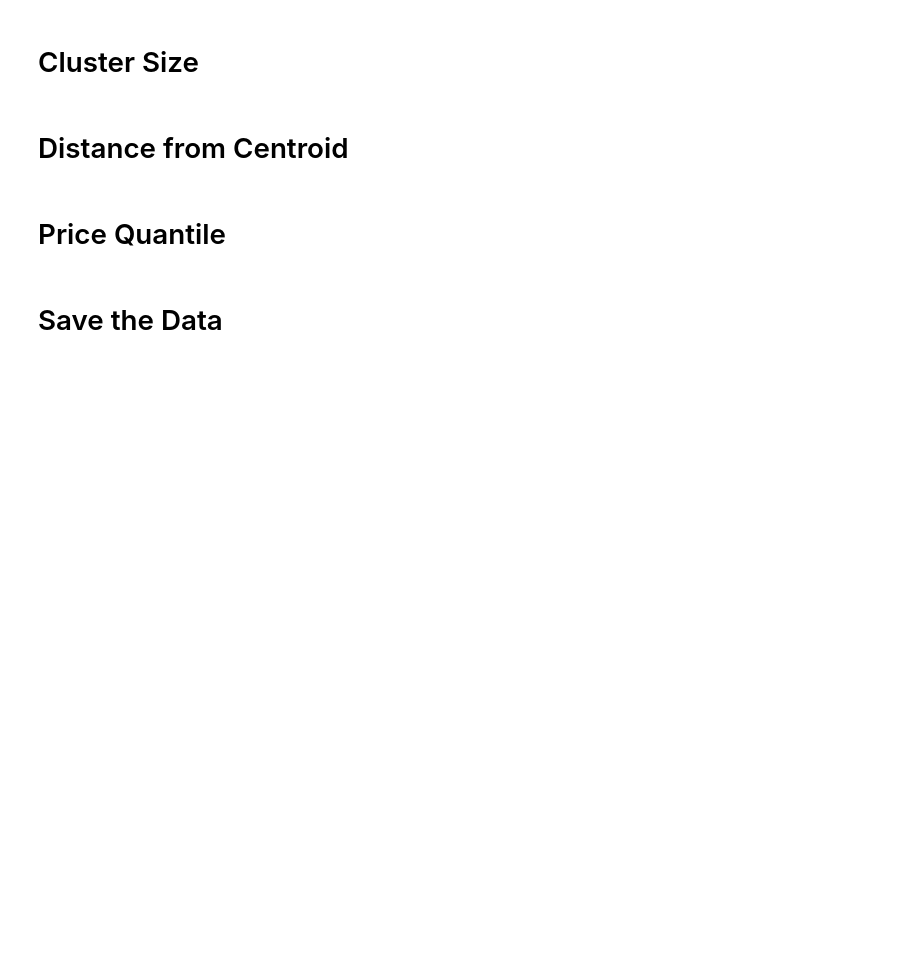
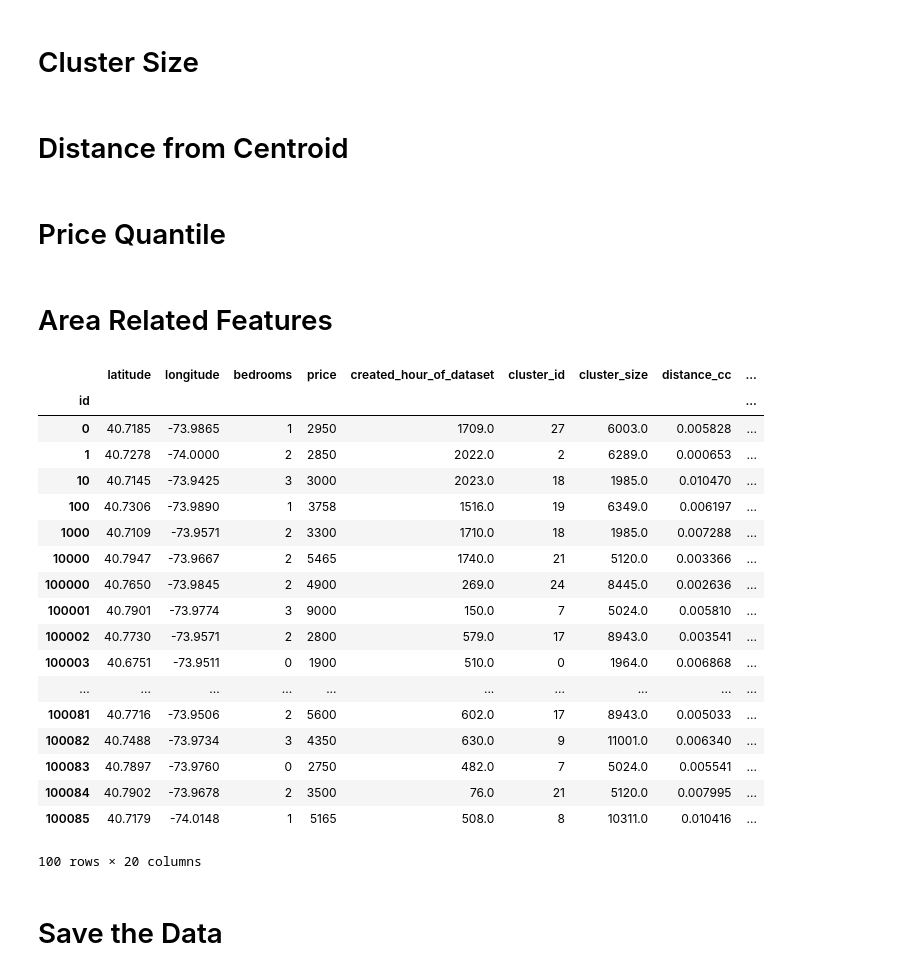
Before and after one commit to csizsek/kaggle-2s-rental-inq, a Jupyter notebook: 108_latlon_clustering.ipynb, the cells around one changed output. Drawn from its saved outputs; the diff is of its cells as text; code cells hidden in the pictures; blank space fills up the shorter version.

Commit message:
added area related features

```diff
--- a/108_latlon_clustering.ipynb
+++ b/108_latlon_clustering.ipynb
@@ -36,6 +36,10 @@ from sklearn.cluster import *
 d = pd.read_json('tmp/raw_data.json')
 d.index.name = 'id'
 d = d[['latitude', 'longitude', 'bedrooms', 'price']]
+e = pd.read_csv('tmp/features_created.csv', index_col='id')
+e = e[['created_hour_of_dataset']]
+d = pd.merge(d, e, how='left', left_index=True, right_index=True)
 print len(d)
+d.head(10)
 # %% [output]
 124011
@@ -260,6 +263,68 @@ for cid in d.cluster_id.unique():
                         [0.01 * i for i in range(0, 100)])
         except:
             d.loc[((d.bedrooms == b) & (d.cluster_id == cid)), 'price_q100_clust'] = 0.5
+# %% [markdown]
+# Area Related Features
+# %%
+MAX_LATLON_DIFF = 0.01
+MAX_TIME_DIFF = 72
+def area_features(r):
+    a = d[((abs(d.latitude - r['latitude']) <= MAX_LATLON_DIFF) &
+                  (abs(d.longitude - r['longitude']) <= MAX_LATLON_DIFF))].copy()
+
+    area_apts_all = a
+
+    area_apts = a[(a.bedrooms == r['bedrooms'])]
+
+    area_apts_time_all = a[(abs(d.created_hour_of_dataset - r['created_hour_of_dataset']) <= MAX_TIME_DIFF)]
+
+    area_apts_time = a[((abs(a.created_hour_of_dataset - r['created_hour_of_dataset']) <= MAX_TIME_DIFF) &
+                       (a.bedrooms == r['bedrooms']))]
+
+    af = {}
+
+    af['area_density_all'] = len(area_apts_all)
+    af['area_density'] = len(area_apts)
+    af['area_density_time_all'] = len(area_apts_time_all)
+    af['area_density_time'] = len(area_apts_time)
+
+    af['price_area_q_all'] = (
+        1.0 * len(area_apts_all[area_apts_all.price <= r['price']]) /
+        len(area_apts_all))
+    af['price_area_q'] = (
+        1.0 * len(area_apts[area_apts.price <= r['price']]) /
+        len(area_apts))
+    af['price_area_time_q_all'] = (
+        1.0 * len(area_apts_time_all[area_apts_time_all.price <= r['price']]) /
+        len(area_apts_time_all))
+    af['price_area_time_q'] = (
+        1.0 * len(area_apts_time[area_apts_time.price <= r['price']]) /
+        len(area_apts_time))
+
+    return pd.Series(af)
+
+e = d.apply(area_features, axis=1)
+d = pd.concat([d, e], axis=1)
+# %% [output]
+|  | latitude | longitude | bedrooms | price | created_hour_of_dataset | cluster_id | cluster_size | distance_cc | ... |
+| id |  |  |  |  |  |  |  |  | ... |
+| 0 | 40.7185 | -73.9865 | 1 | 2950 | 1709.0 | 27 | 6003.0 | 0.005828 | ... |
+| 1 | 40.7278 | -74.0000 | 2 | 2850 | 2022.0 | 2 | 6289.0 | 0.000653 | ... |
+| 10 | 40.7145 | -73.9425 | 3 | 3000 | 2023.0 | 18 | 1985.0 | 0.010470 | ... |
+| 100 | 40.7306 | -73.9890 | 1 | 3758 | 1516.0 | 19 | 6349.0 | 0.006197 | ... |
+| 1000 | 40.7109 | -73.9571 | 2 | 3300 | 1710.0 | 18 | 1985.0 | 0.007288 | ... |
+| 10000 | 40.7947 | -73.9667 | 2 | 5465 | 1740.0 | 21 | 5120.0 | 0.003366 | ... |
+| 100000 | 40.7650 | -73.9845 | 2 | 4900 | 269.0 | 24 | 8445.0 | 0.002636 | ... |
+| 100001 | 40.7901 | -73.9774 | 3 | 9000 | 150.0 | 7 | 5024.0 | 0.005810 | ... |
+| 100002 | 40.7730 | -73.9571 | 2 | 2800 | 579.0 | 17 | 8943.0 | 0.003541 | ... |
+| 100003 | 40.6751 | -73.9511 | 0 | 1900 | 510.0 | 0 | 1964.0 | 0.006868 | ... |
+| ... | ... | ... | ... | ... | ... | ... | ... | ... | ... |
+| 100081 | 40.7716 | -73.9506 | 2 | 5600 | 602.0 | 17 | 8943.0 | 0.005033 | ... |
+| 100082 | 40.7488 | -73.9734 | 3 | 4350 | 630.0 | 9 | 11001.0 | 0.006340 | ... |
+| 100083 | 40.7897 | -73.9760 | 0 | 2750 | 482.0 | 7 | 5024.0 | 0.005541 | ... |
+| 100084 | 40.7902 | -73.9678 | 2 | 3500 | 76.0 | 21 | 5120.0 | 0.007995 | ... |
+| 100085 | 40.7179 | -74.0148 | 1 | 5165 | 508.0 | 8 | 10311.0 | 0.010416 | ... |
+100 rows × 20 columns
 # %% [markdown]
 # Save the Data
 # %%
```
Also changed, not shown: parts of 11 cells of this notebook.
